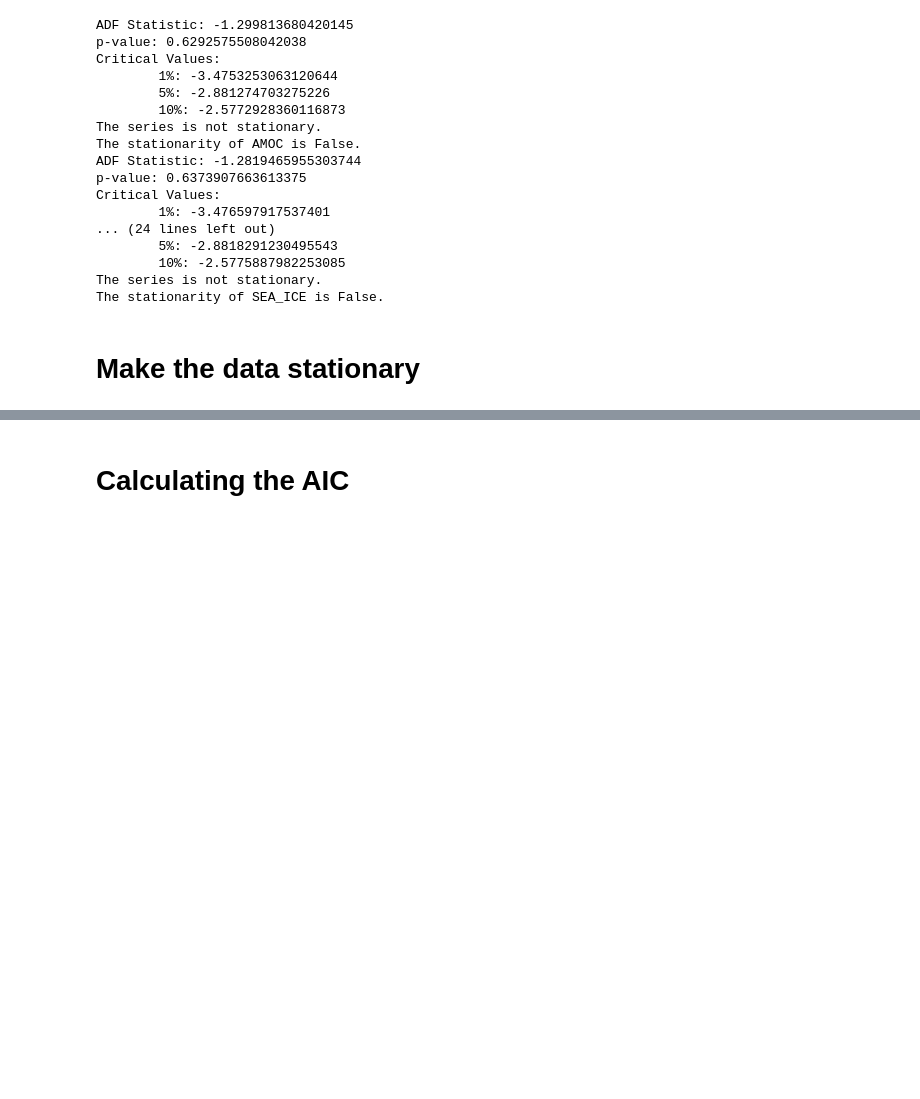
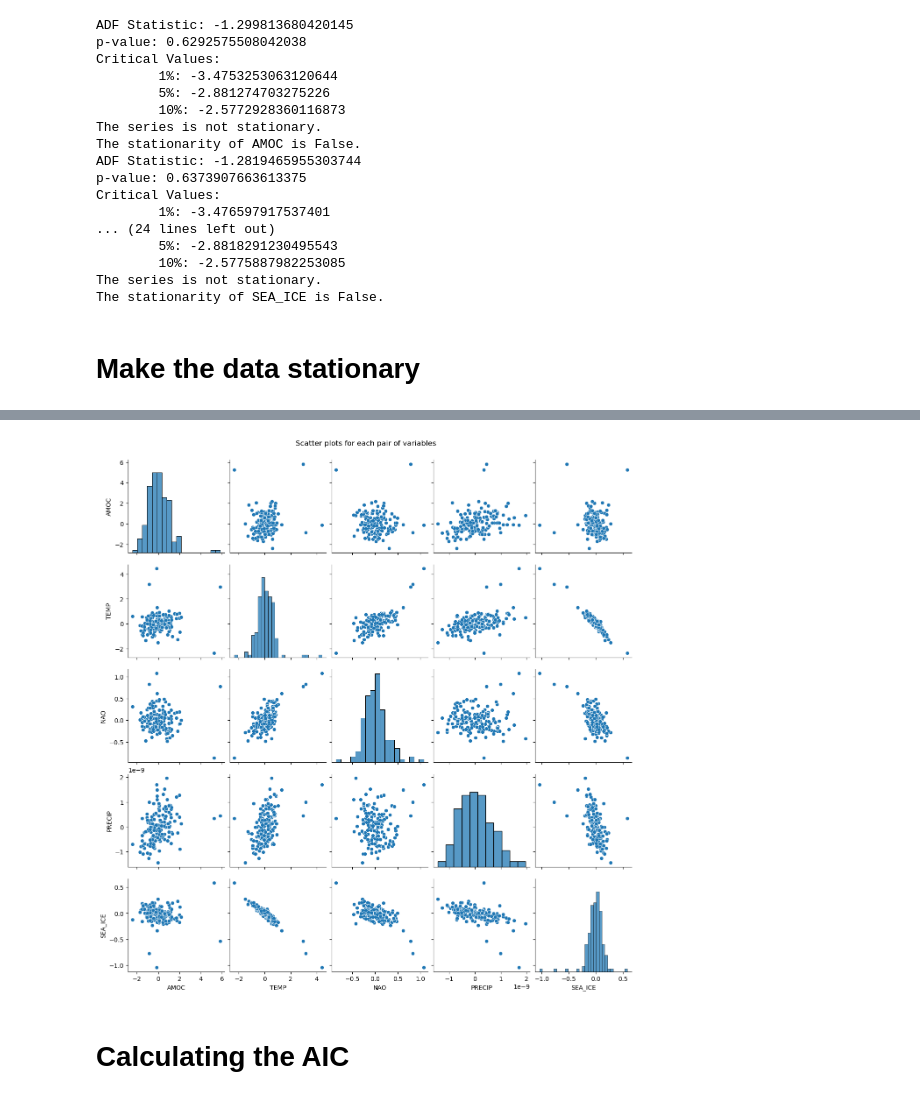
Before and after one commit to Peisong-Zheng/Paleoclimate_causality, a Jupyter notebook: GC_on_CCSM4_warming.ipynb, the cells around one changed output, grey strips where cells are left out. Cells and saved outputs as stored; diff of their text form; code cells hidden in the pictures; blank space fills up the shorter version.

```diff
--- a/GC_on_CCSM4_warming.ipynb
+++ b/GC_on_CCSM4_warming.ipynb
@@ -198,0 +146,3 @@ Series in column 'SEA_ICE' is stationary after 1 differencing operation(s).
+# %%
+# load the data from the csv file
+df_all_vars_warming = pd.read_csv('D:/VScode/Paleoclimate_causality/GC_data/df_all_vars_warming.csv', index_col=0)
@@ -199,3 +166,16 @@ Series in column 'SEA_ICE' is stationary after 1 differencing operation(s).
+# %%
+import pandas as pd
+import numpy as np
+import seaborn as sns
+import matplotlib.pyplot as plt
+
+
+# Creating a pairplot to visualize the scatter plot for each pair of variables
+sns.pairplot(df_all_vars_warming)
+plt.suptitle('Scatter plots for each pair of variables', y=1.02)
+plt.show()
+# %% [output]
+[figure, added]
 # %% [markdown]
 # Calculating the AIC
 # %%
```
Also changed, not shown: parts of 7 cells of this notebook, 4 other files.
